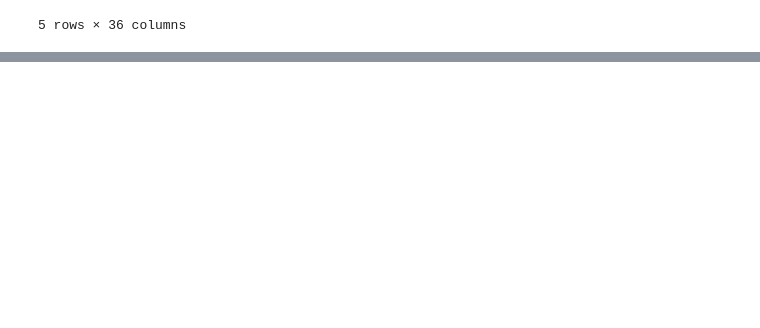
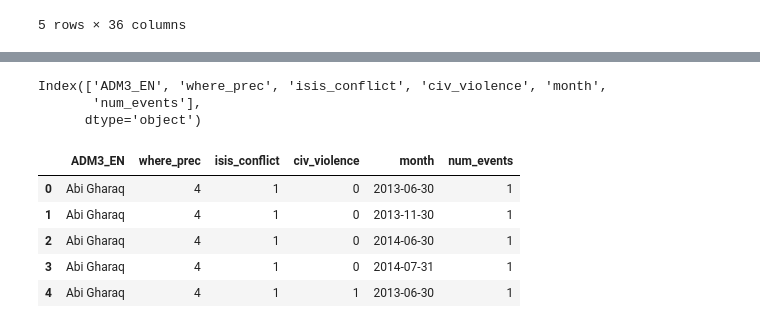
Before and after one commit to natalie-ayers/Iraq-post-conflict-rebel-governance, a Jupyter notebook: merge_datasets_adm3.ipynb, the cells around one changed output, grey strips where cells are left out. Saved outputs shown, nothing was run; the diff lists cells and outputs as text; code cells hidden in the pictures; blank space fills up the shorter version.

```diff
--- a/merge_datasets_adm3.ipynb
+++ b/merge_datasets_adm3.ipynb
@@ -504,3 +506,16 @@ ucdp_conflict[(ucdp_conflict['ADM3_EN']=='Abu Dalf')&(ucdp_conflict['month']<='2
+# %%
+print(ucdp_conflict.columns)
+ucdp_conflict.head()
+# %% [output]
+Index(['ADM3_EN', 'where_prec', 'isis_conflict', 'civ_violence', 'month',
+       'num_events'],
+      dtype='object')
+|  | ADM3_EN | where_prec | isis_conflict | civ_violence | month | num_events |
+| 0 | Abi Gharaq | 4 | 1 | 0 | 2013-06-30 | 1 |
+| 1 | Abi Gharaq | 4 | 1 | 0 | 2013-11-30 | 1 |
+| 2 | Abi Gharaq | 4 | 1 | 0 | 2014-06-30 | 1 |
+| 3 | Abi Gharaq | 4 | 1 | 0 | 2014-07-31 | 1 |
+| 4 | Abi Gharaq | 4 | 1 | 1 | 2013-06-30 | 1 |
 # %%
 # sum events at the admin 3 level of precision or better (where_prec == 1 or 2)
 print(ucdp_conflict.shape)
```
Also changed, not shown: parts of 12 cells of this notebook, 8 other files.
